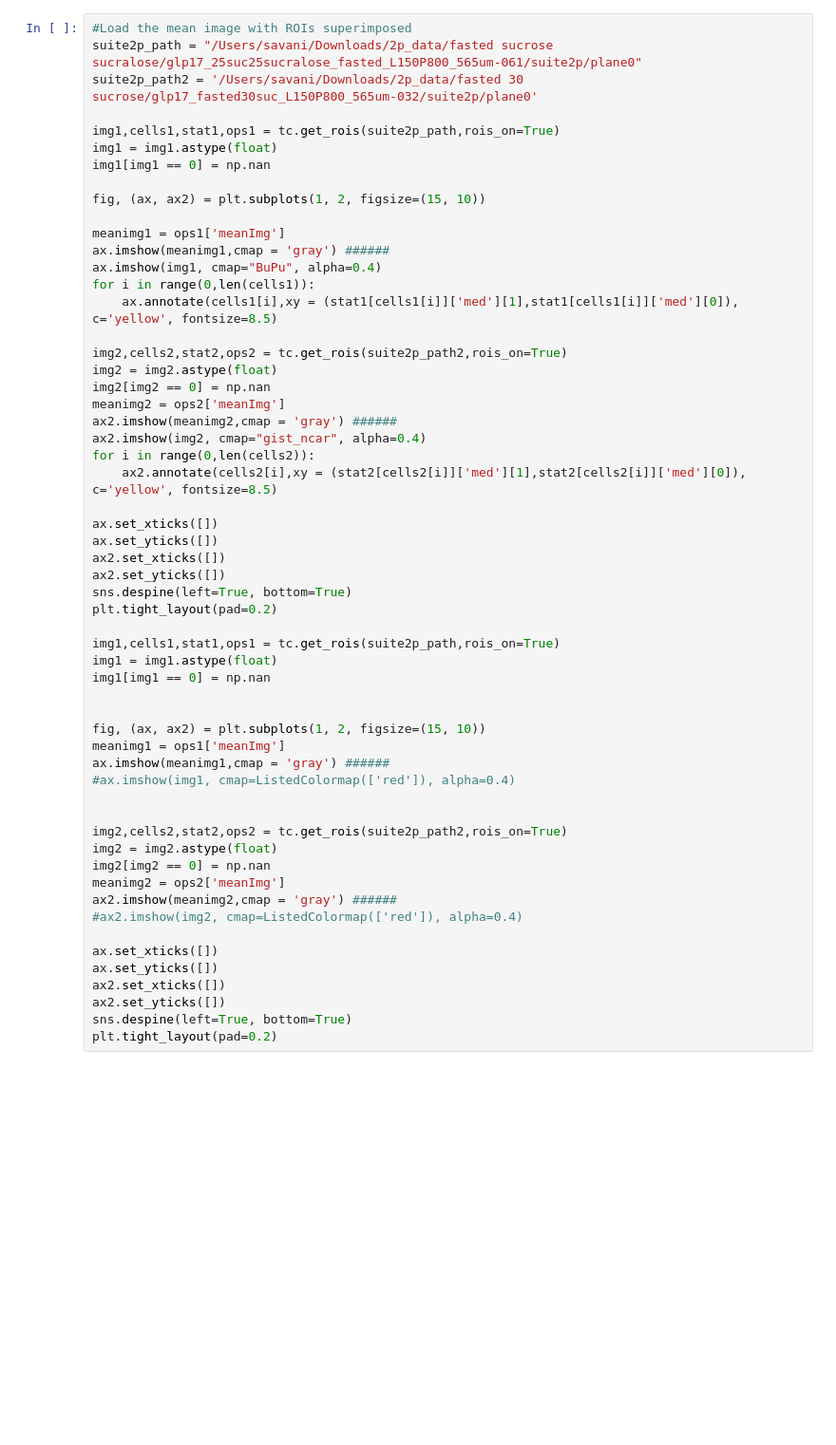
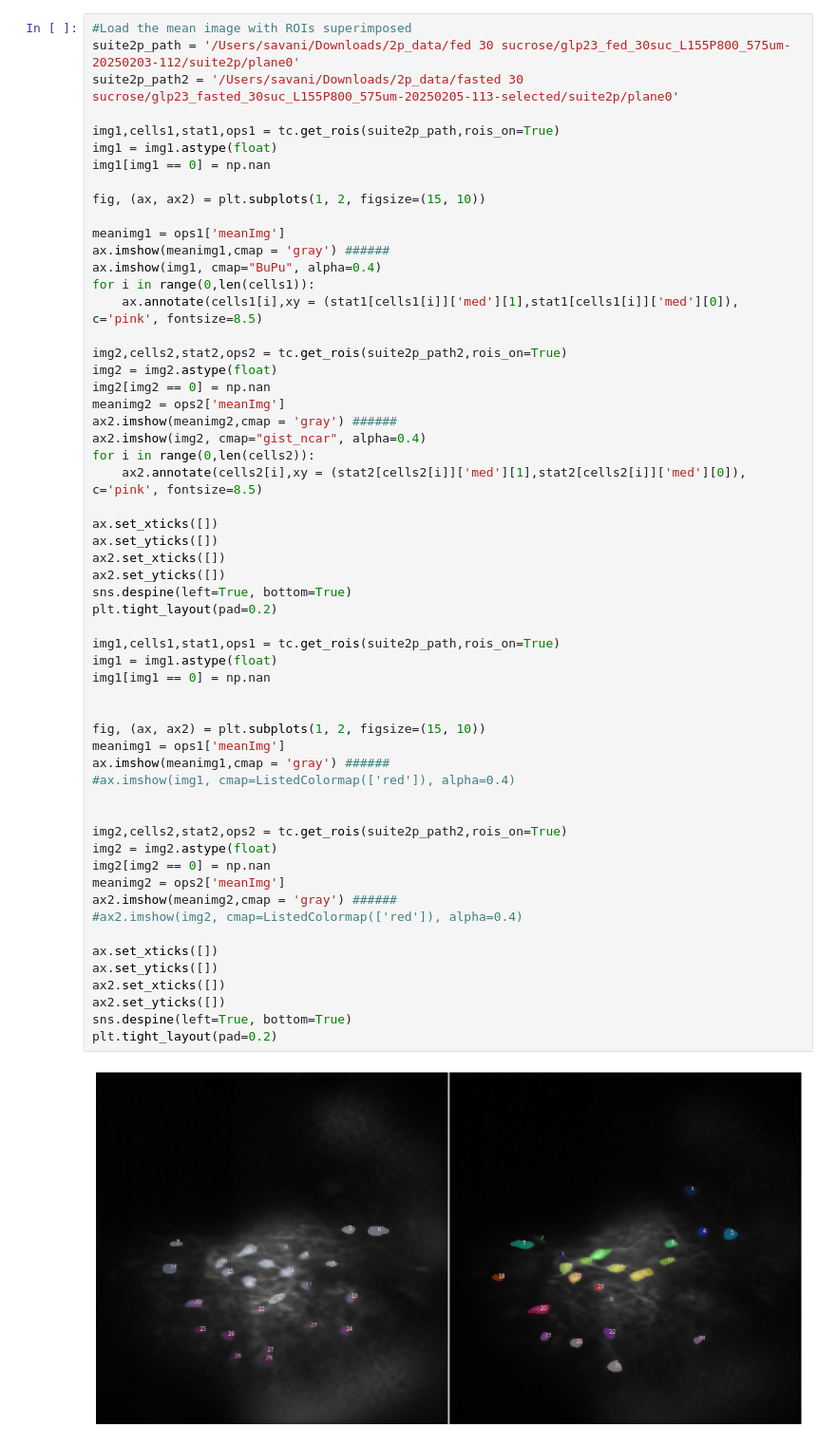
Before and after one commit to RohanSavani/PVN_GLP1R_2P, a Jupyter notebook: src/notebooks/ROIviz.ipynb, the cells around one changed output. Shown: that part at 95% size. Drawn from its saved outputs; the diff is of its cells as text; blank space fills up the shorter version.

```diff
--- a/src/notebooks/ROIviz.ipynb
+++ b/src/notebooks/ROIviz.ipynb
@@ -25,7 +22,7 @@ Warning: Cannot change to a different GUI toolkit: qt. Using widget instead.
 # %%
 #Load the mean image with ROIs superimposed
-suite2p_path = "/Users/savani/Downloads/2p_data/fasted sucrose sucralose/glp17_25suc25sucralose_fasted_L150P800_565um-061/suite2p/plane0"
-suite2p_path2 = '/Users/savani/Downloads/2p_data/fasted 30 sucrose/glp17_fasted30suc_L150P800_565um-032/suite2p/plane0'
+suite2p_path = '/Users/savani/Downloads/2p_data/fed 30 sucrose/glp23_fed_30suc_L155P800_575um-20250203-112/suite2p/plane0'
+suite2p_path2 = '/Users/savani/Downloads/2p_data/fasted 30 sucrose/glp23_fasted_30suc_L155P800_575um-20250205-113-selected/suite2p/plane0'
 
 img1,cells1,stat1,ops1 = tc.get_rois(suite2p_path,rois_on=True)
 img1 = img1.astype(float)
@@ -37,7 +34,7 @@ meanimg1 = ops1['meanImg']
 ax.imshow(meanimg1,cmap = 'gray') ######
 ax.imshow(img1, cmap="BuPu", alpha=0.4)
 for i in range(0,len(cells1)):
-    ax.annotate(cells1[i],xy = (stat1[cells1[i]]['med'][1],stat1[cells1[i]]['med'][0]), c='yellow', fontsize=8.5)
+    ax.annotate(cells1[i],xy = (stat1[cells1[i]]['med'][1],stat1[cells1[i]]['med'][0]), c='pink', fontsize=8.5)
 
 img2,cells2,stat2,ops2 = tc.get_rois(suite2p_path2,rois_on=True)
 img2 = img2.astype(float)
@@ -46,36 +43,38 @@ meanimg2 = ops2['meanImg']
 ax2.imshow(meanimg2,cmap = 'gray') ######
 ax2.imshow(img2, cmap="gist_ncar", alpha=0.4)
 for i in range(0,len(cells2)):
-    ax2.annotate(cells2[i],xy = (stat2[cells2[i]]['med'][1],stat2[cells2[i]]['med'][0]), c='yellow', fontsize=8.5)
+    ax2.annotate(cells2[i],xy = (stat2[cells2[i]]['med'][1],stat2[cells2[i]]['med'][0]), c='pink', fontsize=8.5)
 
 ax.set_xticks([])
 ax.set_yticks([])
 ax2.set_xticks([])
 ax2.set_yticks([])
 sns.despine(left=True, bottom=True)
 plt.tight_layout(pad=0.2)
 
 img1,cells1,stat1,ops1 = tc.get_rois(suite2p_path,rois_on=True)
 img1 = img1.astype(float)
 img1[img1 == 0] = np.nan
 
 
 fig, (ax, ax2) = plt.subplots(1, 2, figsize=(15, 10))
 meanimg1 = ops1['meanImg']
 ax.imshow(meanimg1,cmap = 'gray') ######
 #ax.imshow(img1, cmap=ListedColormap(['red']), alpha=0.4)
 
 
 img2,cells2,stat2,ops2 = tc.get_rois(suite2p_path2,rois_on=True)
 img2 = img2.astype(float)
 img2[img2 == 0] = np.nan
 meanimg2 = ops2['meanImg']
 ax2.imshow(meanimg2,cmap = 'gray') ######
 #ax2.imshow(img2, cmap=ListedColormap(['red']), alpha=0.4)
 
 ax.set_xticks([])
 ax.set_yticks([])
 ax2.set_xticks([])
 ax2.set_yticks([])
 sns.despine(left=True, bottom=True)
 plt.tight_layout(pad=0.2)
+# %% [output]
+[figure, added]
```
Also changed, not shown: parts of 3 cells of this notebook, 3 other files.
